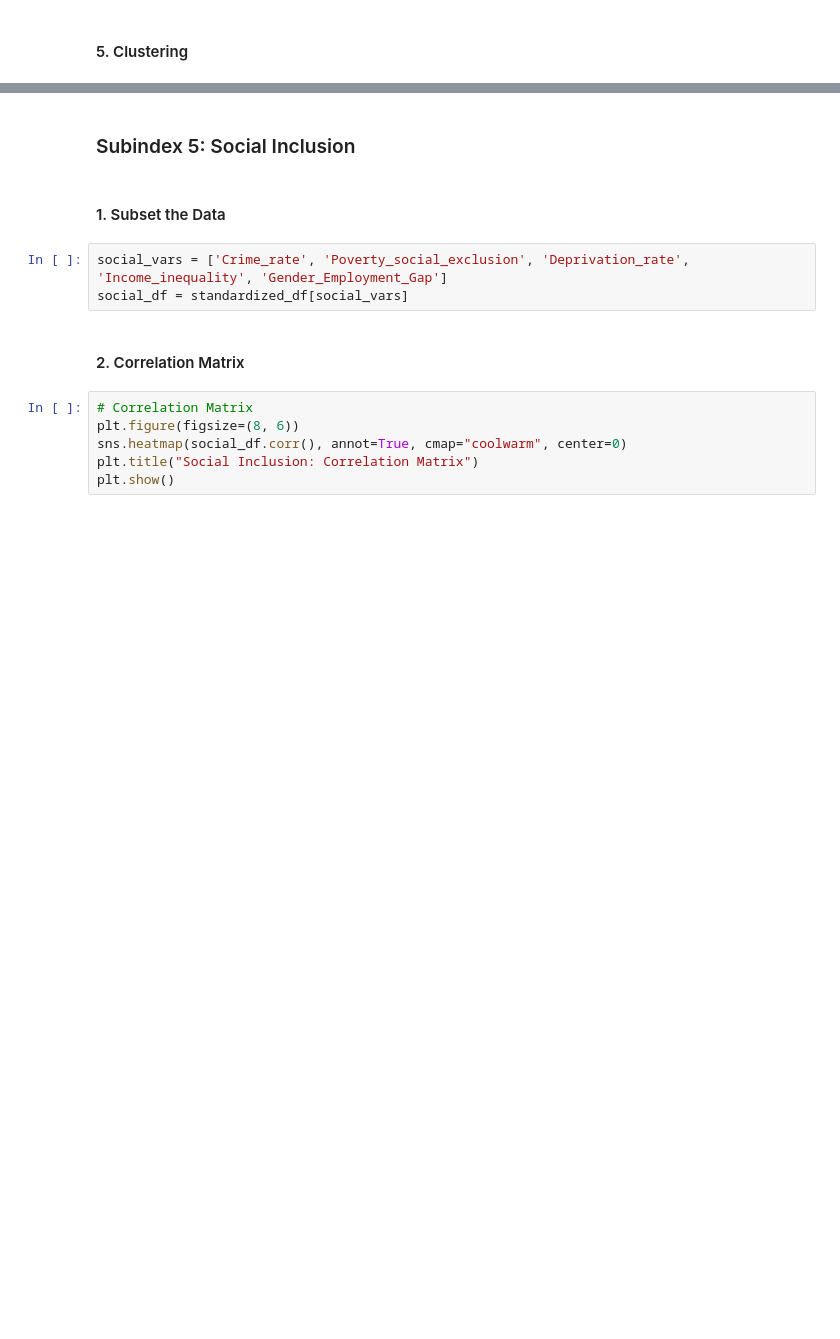
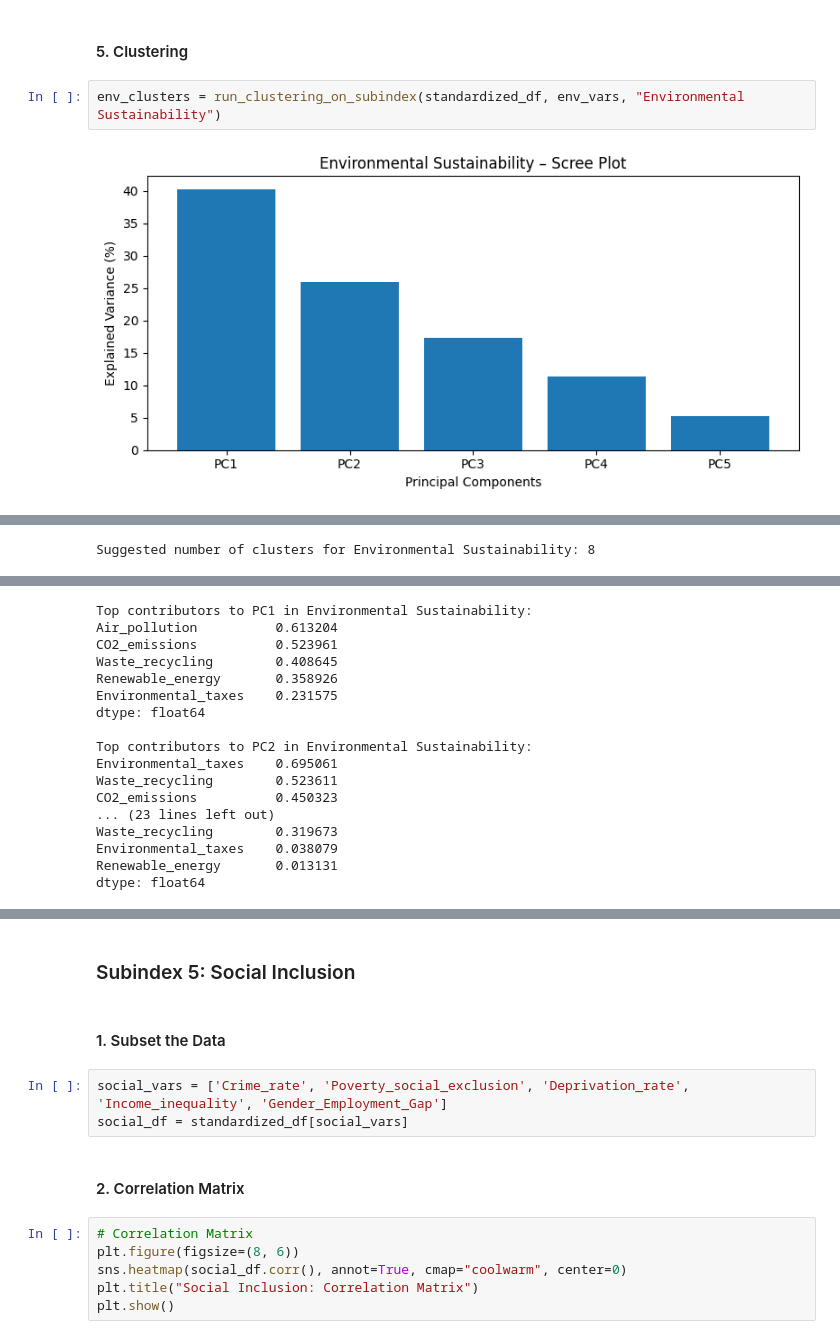
Before and after one commit to RaveenaRathnam/Composite_Index_DAV, a Jupyter notebook: index.ipynb, the cells around one changed output, grey strips where cells are left out. Drawn from its saved outputs; the diff is of its cells as text; blank space fills up the shorter version.

```diff
--- a/index.ipynb
+++ b/index.ipynb
@@ -1199,2 +1394,6 @@ Name: PC5, dtype: float64
 # %% [markdown]
 #### 5. Clustering
+# %%
+env_clusters = run_clustering_on_subindex(standardized_df, env_vars, "Environmental Sustainability")
+# %% [output]
+[figure, added]
@@ -1200,0 +1401 @@ Name: PC5, dtype: float64
+Suggested number of clusters for Environmental Sustainability: 8
@@ -1200,0 +1403,17 @@ Name: PC5, dtype: float64
+Top contributors to PC1 in Environmental Sustainability:
+Air_pollution          0.613204
+CO2_emissions          0.523961
+Waste_recycling        0.408645
+Renewable_energy       0.358926
+Environmental_taxes    0.231575
+dtype: float64
+
+Top contributors to PC2 in Environmental Sustainability:
+Environmental_taxes    0.695061
+Waste_recycling        0.523611
+CO2_emissions          0.450323
+... (23 lines left out)
+Waste_recycling        0.319673
+Environmental_taxes    0.038079
+Renewable_energy       0.013131
+dtype: float64
```
Also changed, not shown: parts of 20 cells of this notebook.
